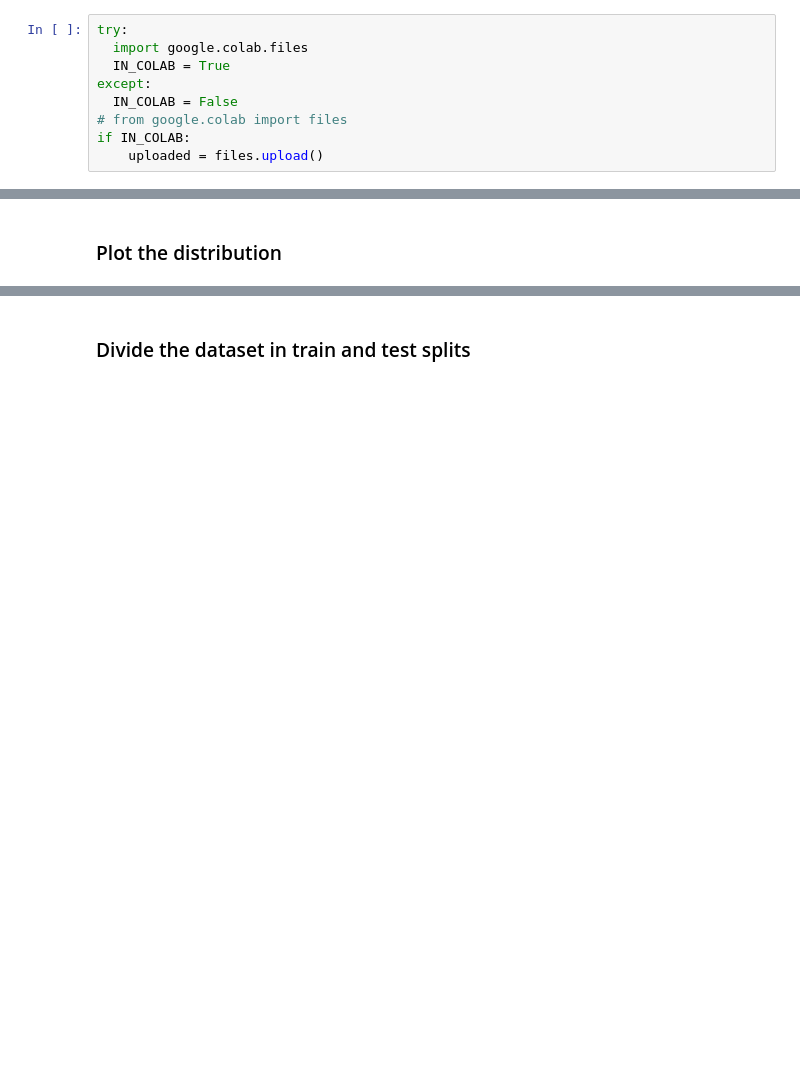
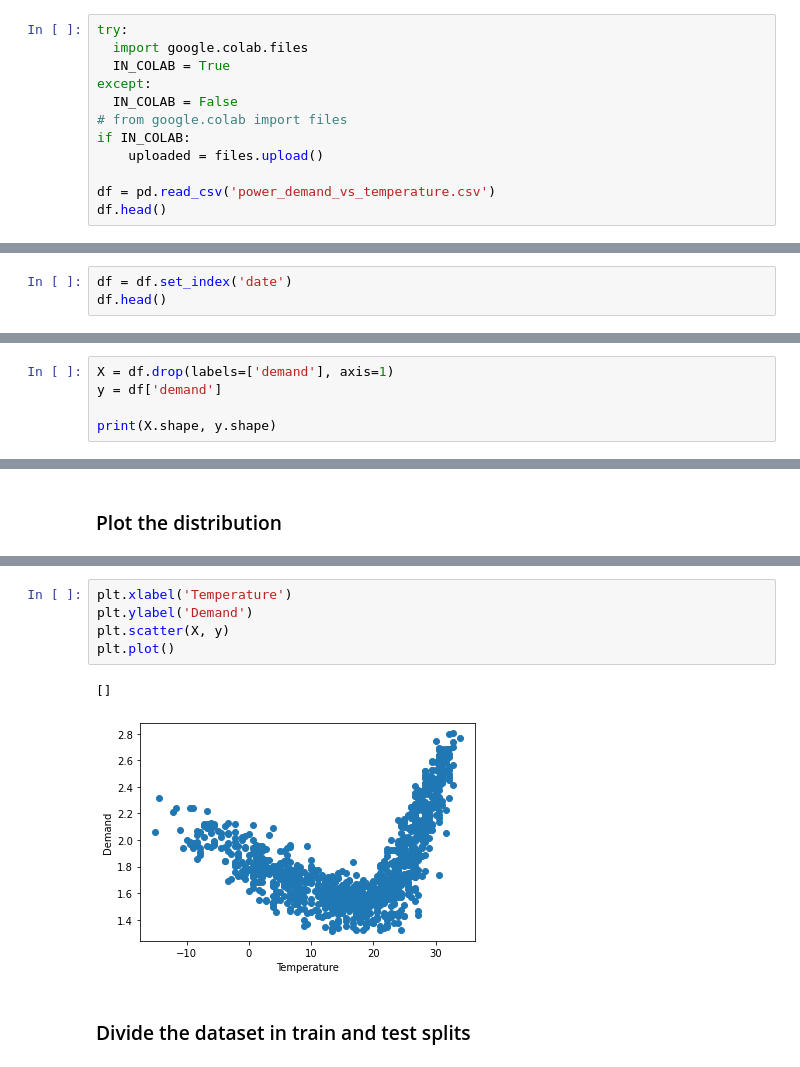
Before and after one commit to AngeloGalav/MachineLearningNotes, a Jupyter notebook: Exercises/Lab05/polynomial_regression_temp_power_nocode.ipynb, the cells around one changed output, grey strips where cells are left out. Saved outputs shown, nothing was run; the diff lists cells and outputs as text; blank space fills up the shorter version.

```diff
--- a/Exercises/Lab05/polynomial_regression_temp_power_nocode.ipynb
+++ b/Exercises/Lab05/polynomial_regression_temp_power_nocode.ipynb
@@ -53,3 +53,6 @@ except:
 # from google.colab import files
 if IN_COLAB:
     uploaded = files.upload()
+
+df = pd.read_csv('power_demand_vs_temperature.csv')
+df.head()
@@ -68,0 +70,3 @@ Set the date column as index
+# %%
+df = df.set_index('date')
+df.head()
@@ -90,0 +101,5 @@ Y has shape(1096,)
+# %%
+X = df.drop(labels=['demand'], axis=1)
+y = df['demand']
+
+print(X.shape, y.shape)
@@ -96,2 +110,10 @@ Y has shape(1096,)
+# %%
+plt.xlabel('Temperature')
+plt.ylabel('Demand')
+plt.scatter(X, y)
+plt.plot()
+# %% [output]
+[]
+[figure, added]
 # %% [markdown]
 ### Divide the dataset in train and test splits
```
Also changed, not shown: parts of 38 cells of this notebook, 2 other files.
